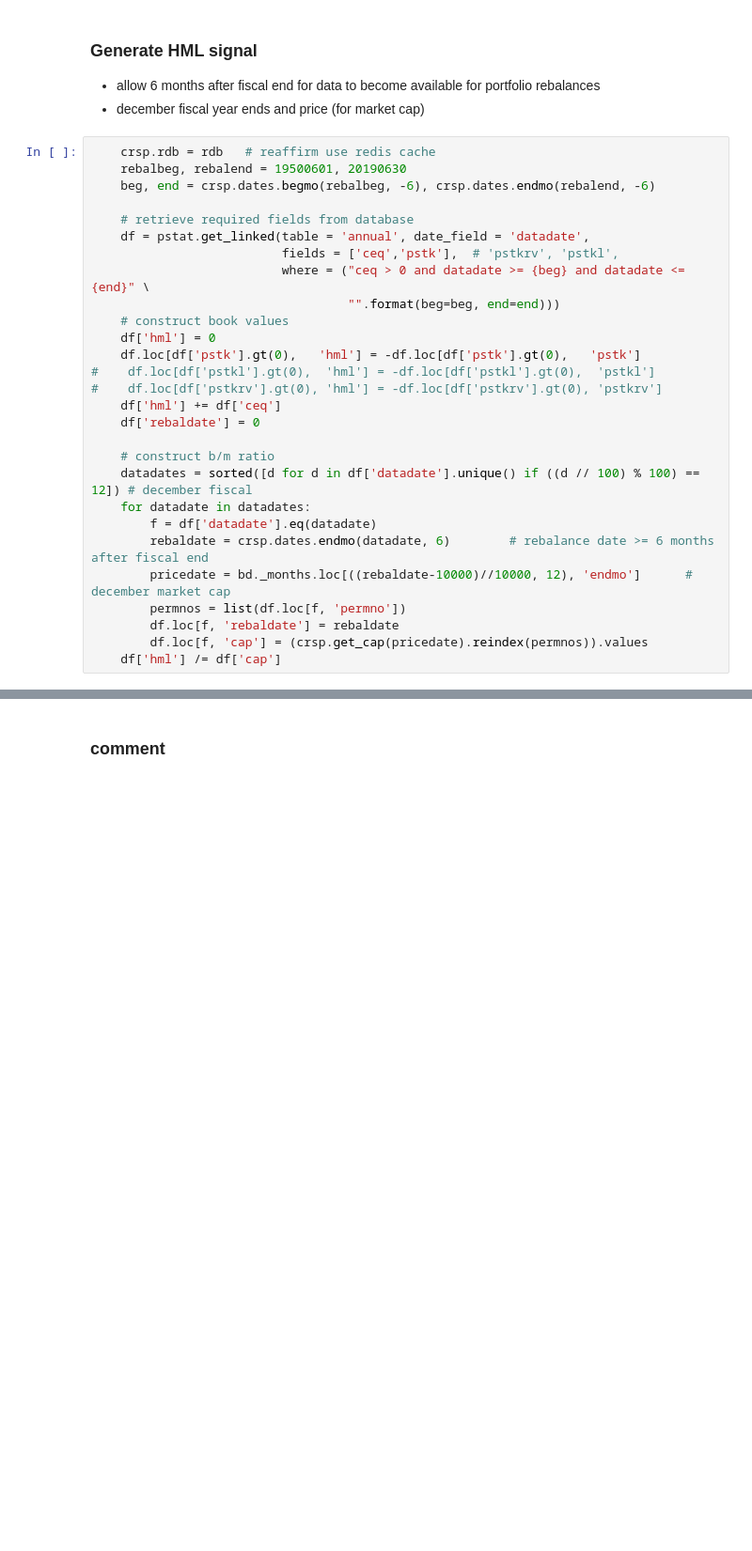
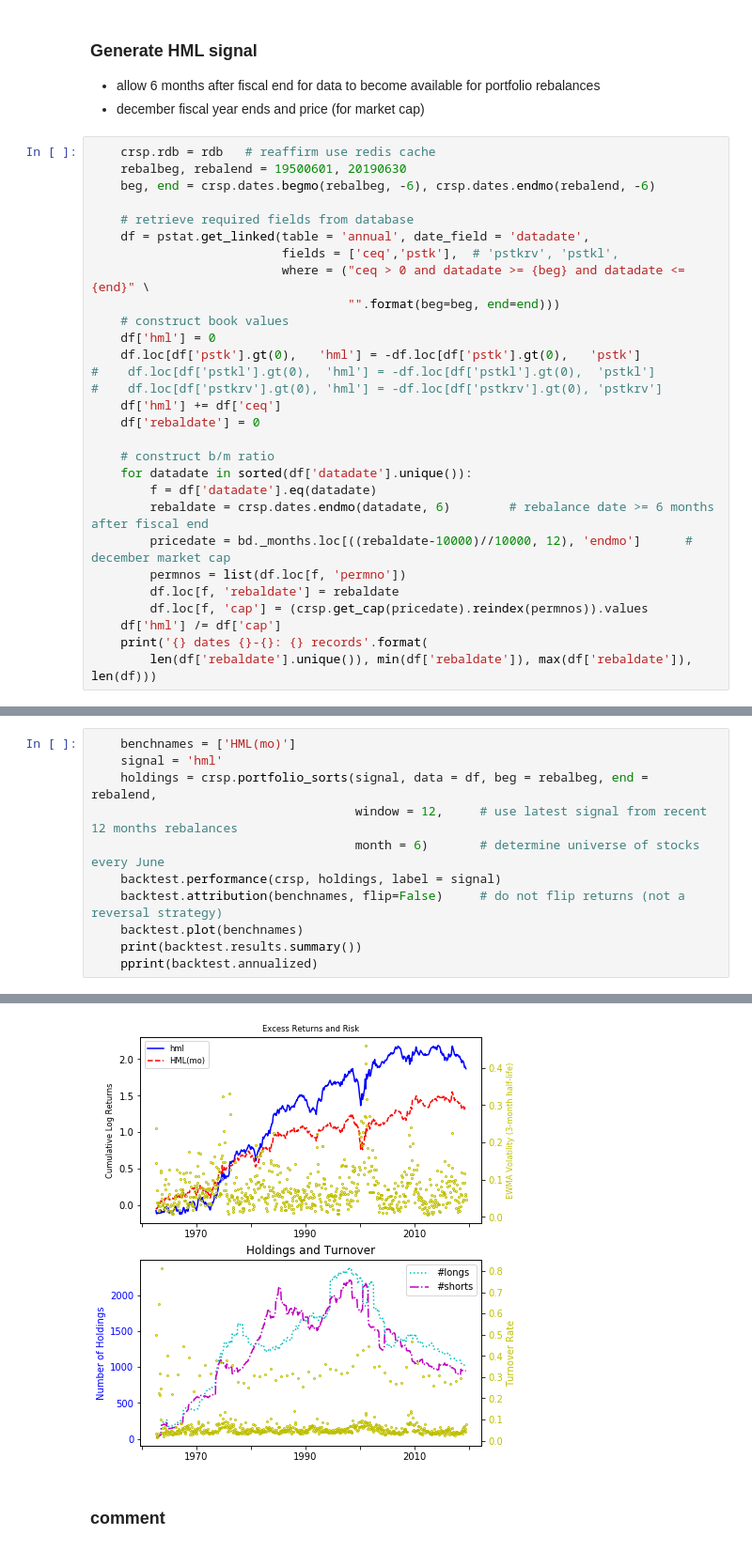
Before and after one commit to terence-lim/financial-data-science, a Jupyter notebook: quant_factors.ipynb, the cells around one changed output, grey strips where cells are left out. Shown: that part at 94% size. Drawn from its saved outputs; the diff is of its cells as text; blank space fills up the shorter version.

```diff
--- a/quant_factors.ipynb
+++ b/quant_factors.ipynb
@@ -112,8 +112,7 @@ Covariance Type:                  HAC
     df['rebaldate'] = 0
 
     # construct b/m ratio
-    datadates = sorted([d for d in df['datadate'].unique() if ((d // 100) % 100) == 12]) # december fiscal
-    for datadate in datadates:
+    for datadate in sorted(df['datadate'].unique()):
         f = df['datadate'].eq(datadate)
         rebaldate = crsp.dates.endmo(datadate, 6)        # rebalance date >= 6 months after fiscal end
         pricedate = bd._months.loc[((rebaldate-10000)//10000, 12), 'endmo']      # december market cap
@@ -121,3 +120,5 @@ Covariance Type:                  HAC
         df.loc[f, 'rebaldate'] = rebaldate
         df.loc[f, 'cap'] = (crsp.get_cap(pricedate).reindex(permnos)).values
     df['hml'] /= df['cap']
+    print('{} dates {}-{}: {} records'.format(
+        len(df['rebaldate'].unique()), min(df['rebaldate']), max(df['rebaldate']), len(df)))
@@ -123,0 +130,12 @@ Covariance Type:                  HAC
+# %%
+    benchnames = ['HML(mo)']
+    signal = 'hml'
+    holdings = crsp.portfolio_sorts(signal, data = df, beg = rebalbeg, end = rebalend,
+                                    window = 12,     # use latest signal from recent 12 months rebalances
+                                    month = 6)       # determine universe of stocks every June
+    backtest.performance(crsp, holdings, label = signal)
+    backtest.attribution(benchnames, flip=False)     # do not flip returns (not a reversal strategy)
+    backtest.plot(benchnames)
+    print(backtest.results.summary())
+    pprint(backtest.annualized)
+# %% [output]
@@ -124,3 +159,4 @@ Covariance Type:                  HAC
+[figure, added]
 # %% [markdown]
 ### comment
 # %% [markdown]
```
Also changed, not shown: parts of 4 cells of this notebook, 1 other file.
